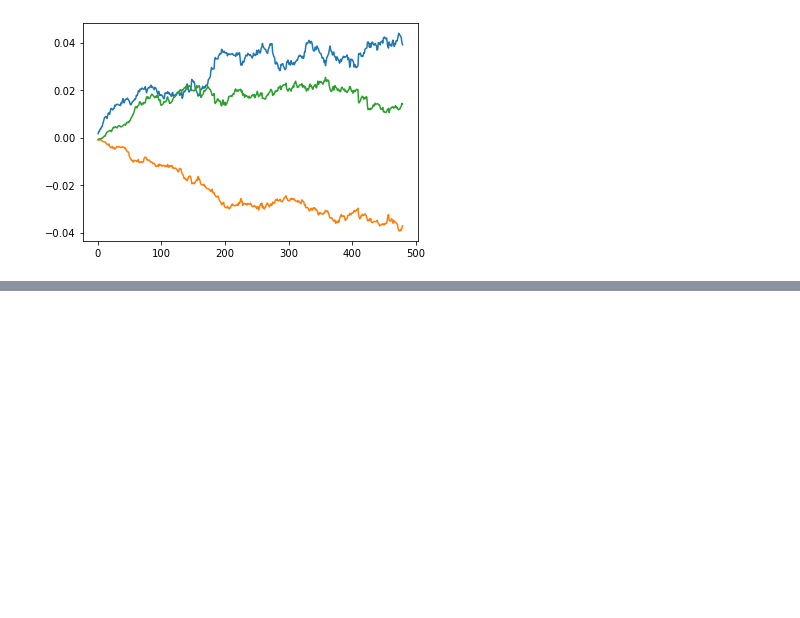
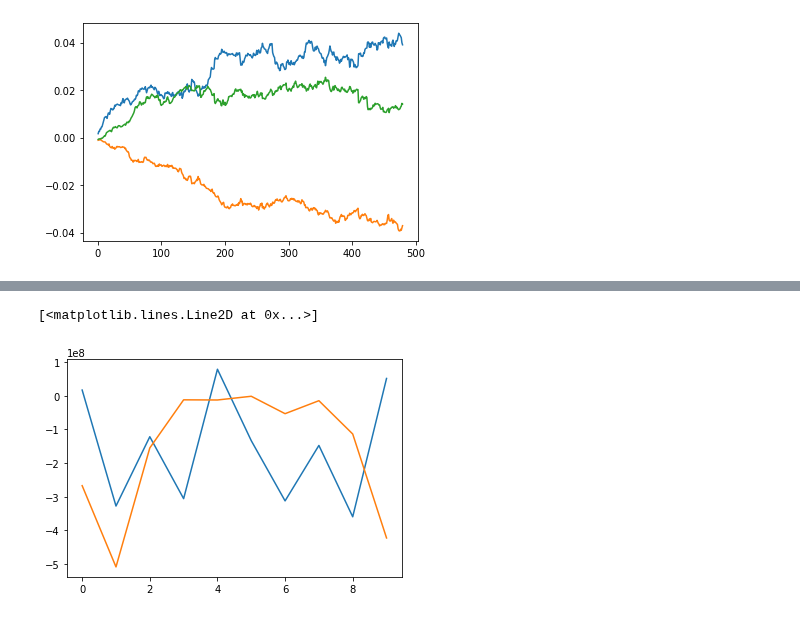
Before and after one commit to HE-RU10/ga2o3, a Jupyter notebook: Untitled1.ipynb, the cells around one changed output, grey strips where cells are left out. Drawn from its saved outputs; the diff is of its cells as text; code cells hidden in the pictures; blank space fills up the shorter version.

```diff
--- a/Untitled1.ipynb
+++ b/Untitled1.ipynb
@@ -196,0 +255,11 @@ No artists with labels found to put in legend.  Note that artists whose label st
+# %%
+import pandas as pd
+fn=path+'ave_xstress400.txt'
+df=pd.read_csv(fn,sep=' ',skiprows=3)
+plt.plot(df.iloc[:10,1])
+fn=path+'ave_ystress400.txt'
+df=pd.read_csv(fn,sep=' ',skiprows=3)
+plt.plot(df.iloc[:10,1])
+# %% [output]
+[<matplotlib.lines.Line2D at 0x...>]
+[figure, added]
```
Also changed, not shown: parts of 9 cells of this notebook, 2 other files.
